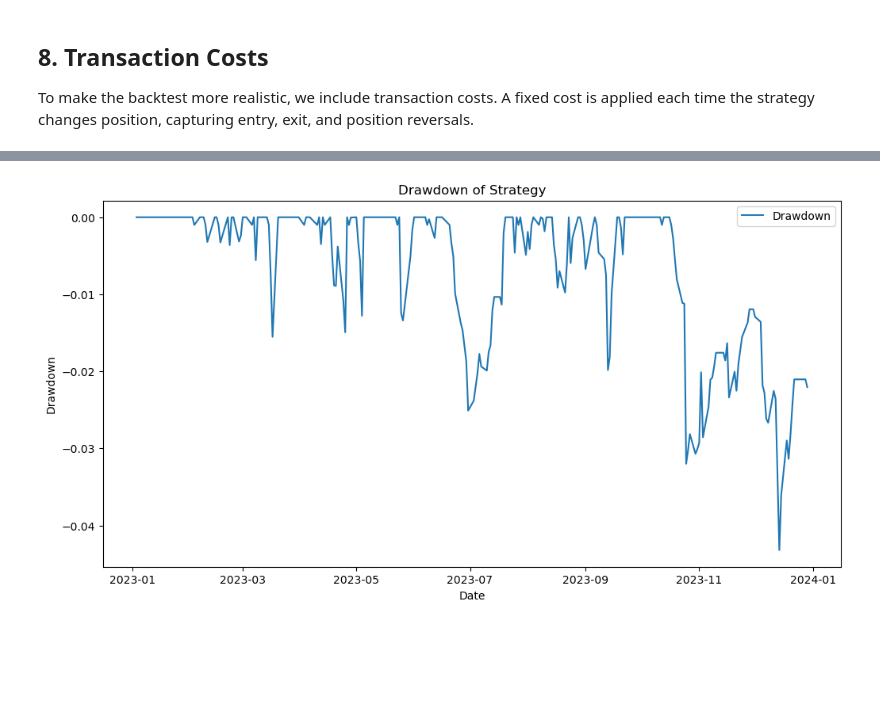
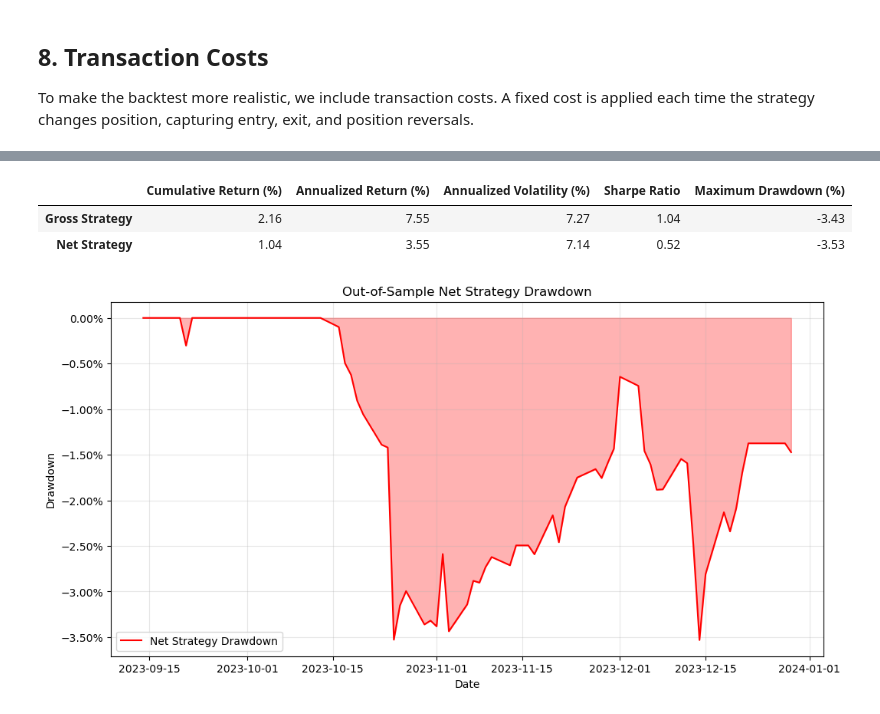
Before and after one commit to Gabrielnstr/pair_trading_strategy, a Jupyter notebook: notebooks/pair_trading_strategy.ipynb, the cells around one changed output, grey strips where cells are left out. Cells and saved outputs as stored; diff of their text form; code cells hidden in the pictures; blank space fills up the shorter version.

```diff
--- a/notebooks/pair_trading_strategy.ipynb
+++ b/notebooks/pair_trading_strategy.ipynb
@@ -160,8 +160,8 @@ pair_returns = pair_returns / gross_exposure
 # Apply yesterday's position to avoid look-ahead bias
 data["strategy_returns"] = (data["position"].shift(1) * pair_returns)
 
-# Cumulative strategy returns
-data["cumulative_strategy_returns"] = data["strategy_returns"].cumsum()
+# Gross portfolio wealth, starting from 1
+data["wealth_gross"] = (1 + data["strategy_returns"].fillna(0)).cumprod()
 # %% [markdown]
 ## 8. Transaction Costs
 To make the backtest more realistic, we include transaction costs.
@@ -181,8 +181,8 @@ data["transaction_costs"] = (transaction_cost * data["turnover"])
 # Net strategy returns
 data["strategy_returns_net"] = (data["strategy_returns"].fillna(0) - data["transaction_costs"])
 
-# Cumulative net returns
-data["cumulative_strategy_returns_net"] = data["strategy_returns_net"].cumsum()
+# Net portfolio wealth after transaction costs
+data["wealth_net"] = (1 + data["strategy_returns_net"].fillna(0)).cumprod()
 # %% [markdown]
 ## 9. Results
 
@@ -280,16 +286,36 @@ Max Drawdown: -0.0357
+# %%
+performance_display = performance_table.copy()
+
+percentage_columns = ["Cumulative Return", "Annualized Return", "Annualized Volatility", "Maximum Drawdown"]
+
+performance_display[percentage_columns] = (performance_display[percentage_columns] * 100)
+performance_display = performance_display.rename(columns={ "Cumulative Return": "Cumulative Return (%)", "Annualized Return": "Annualized Return (%)", "Annualized Volatility": "Annualized Volatility (%)", "Maximum Drawdown": "Maximum Drawdown (%)"})
+performance_display.round(2)
+# %% [output]
+|  | Cumulative Return (%) | Annualized Return (%) | Annualized Volatility (%) | Sharpe Ratio | Maximum Drawdown (%) |
+| Gross Strategy | 2.16 | 7.55 | 7.27 | 1.04 | -3.43 |
+| Net Strategy | 1.04 | 3.55 | 7.14 | 0.52 | -3.53 |
 # %%
+# Relative drawdown of the net wealth curve
+data["running_max_net"] = (data["wealth_net"].cummax())
+data["drawdown_net"] = (data["wealth_net"] / data["running_max_net"] - 1)
+
 plt.figure(figsize=(12,6))
-plt.plot(drawdown_net, label="Drawdown")
 
-plt.title("Drawdown of Strategy")
+plt.fill_between(data.index, data["drawdown_net"],0,color="red",alpha=0.3)
+plt.plot(data.index, data["drawdown_net"], label="Net Strategy Drawdown", color="red")
+
+plt.title("Out-of-Sample Net Strategy Drawdown")
 plt.xlabel("Date")
 plt.ylabel("Drawdown")
+plt.gca().yaxis.set_major_formatter(PercentFormatter(1.0))
 
 plt.legend()
+plt.grid(alpha=0.3)
 
 # Save figure
 plt.savefig("../figures/drawdown.png", bbox_inches="tight")
 
 plt.show()
 # %% [output]
-[figure, old version]
+[figure, new version]
```
Also changed, not shown: parts of 6 cells of this notebook, 3 other files.
